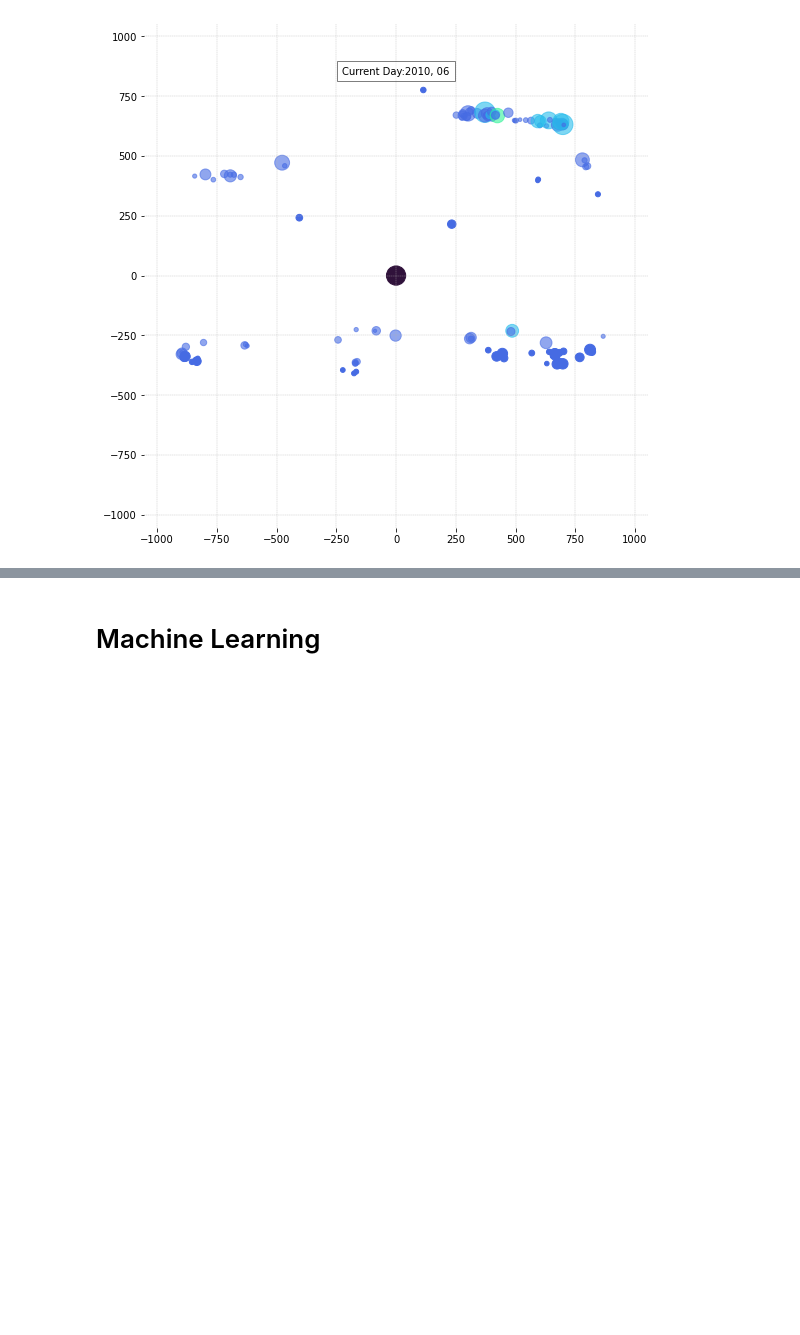
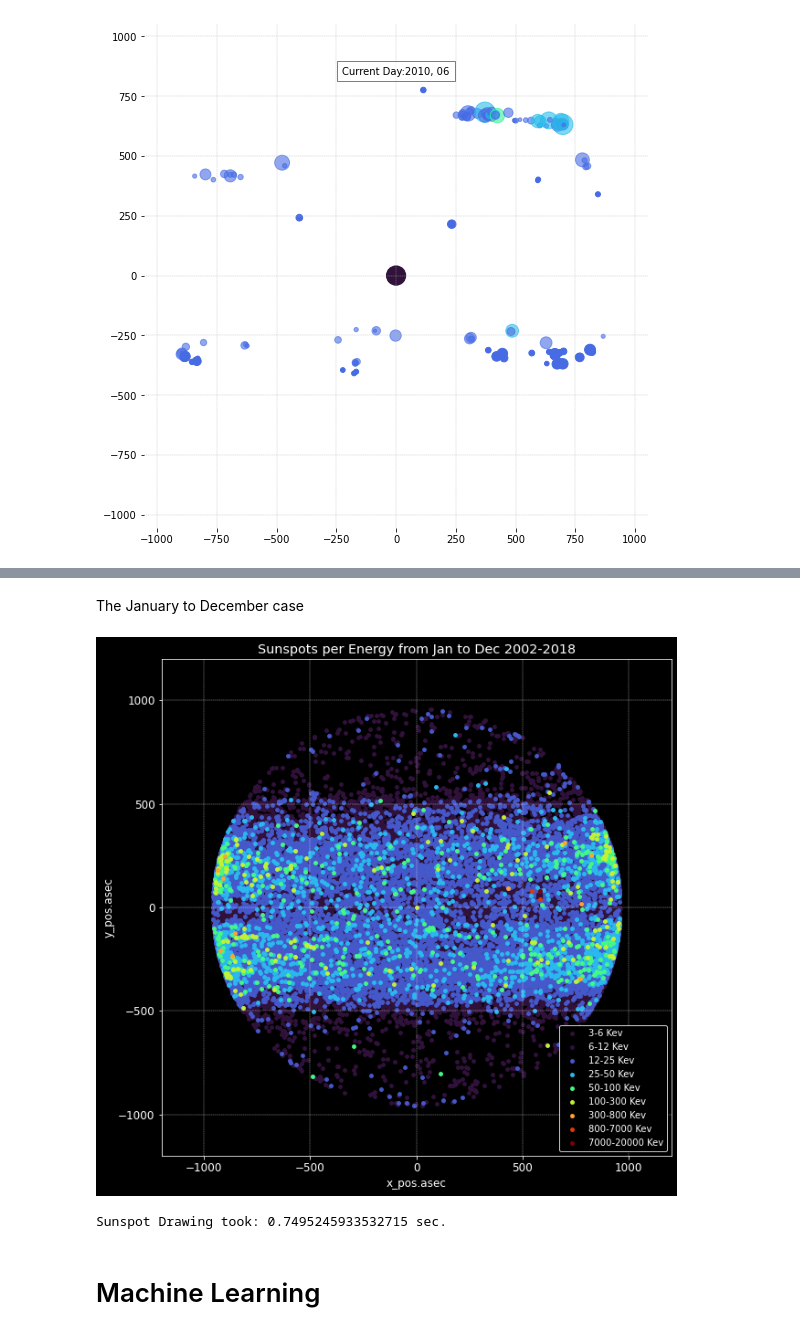
Before and after one commit to sbhalaru/Solar-Flare-Prediction, a Jupyter notebook: Solar Flare.ipynb, the cells around one changed output, grey strips where cells are left out. Cells and saved outputs as stored; diff of their text form; code cells hidden in the pictures; blank space fills up the shorter version.

```diff
--- a/Solar Flare.ipynb
+++ b/Solar Flare.ipynb
@@ -235,3 +355,10 @@ animate.generate_time_lapse()
+# %% [markdown]
+The January to December case
+# %%
+ploting_sunspot(solar_data,1,12)   #The Jan-Dec case
+# %% [output]
+[figure, added]
+Sunspot Drawing took: 0.7495245933532715 sec.
 # %% [markdown]
 # Machine Learning
 # %%
```
Also changed, not shown: parts of 7 cells of this notebook.
